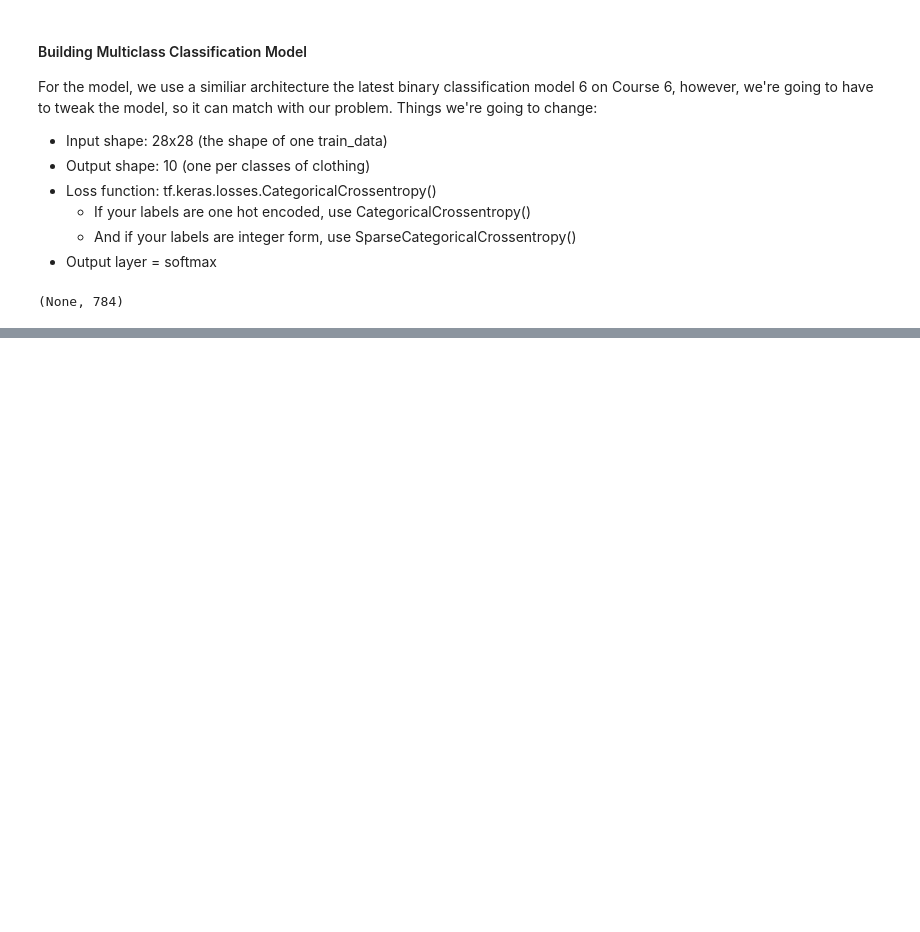
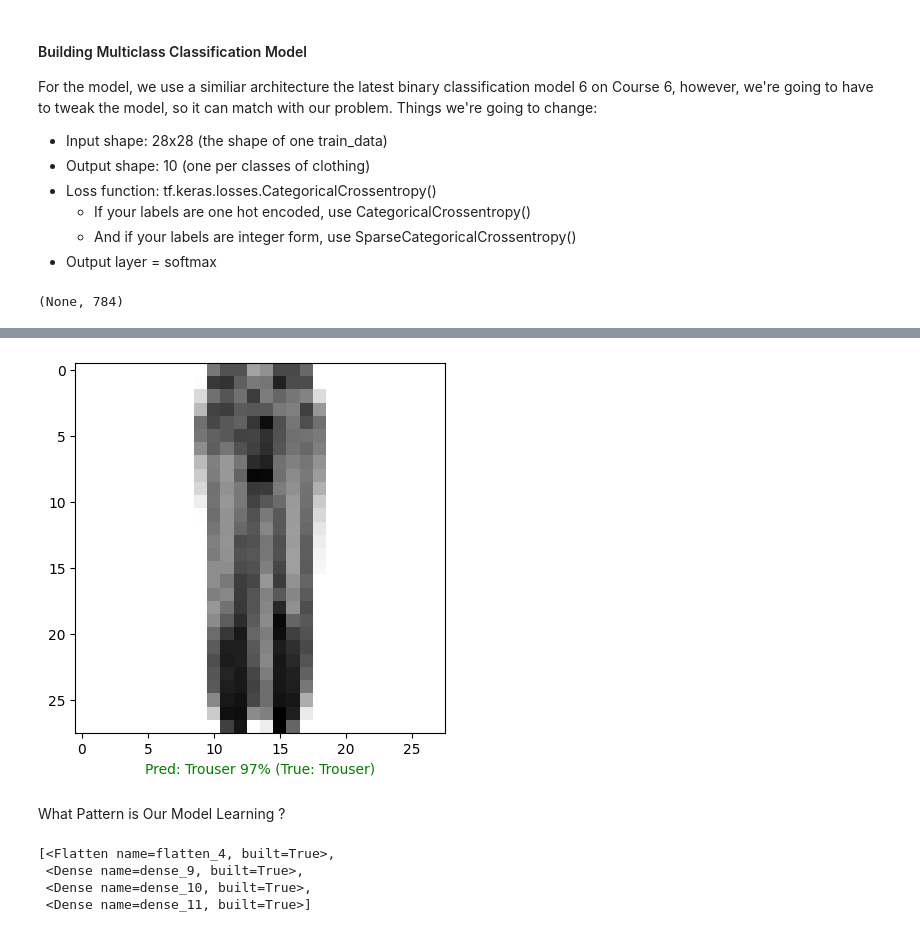
Before and after one commit to DiandraRifqiM/A-Journey-with-TensorFlow, a Jupyter notebook: Course 7/NNMultiClass.ipynb, the cells around one changed output, grey strips where cells are left out. Cells and saved outputs as stored; diff of their text form; code cells hidden in the pictures; blank space fills up the shorter version.

```diff
--- a/Course 7/NNMultiClass.ipynb
+++ b/Course 7/NNMultiClass.ipynb
@@ -138,0 +419,36 @@ Model: "sequential_5"
+# %%
+import random
+def plot_rand_images(model, images, true_label, classes):
+    """
+    Pick a random images, plots it and labels it with prediction and truth label.
+    """
+
+    # Set up random integer
+    i = random.randint(0, len(images))
+
+    # Create prediction and target
+    target_image = images[i]
+    pred_prob = model.predict(target_image.reshape(1, 28, 28))
+    pred_label = classes[pred_prob.argmax()]
+    true_label = classes[true_label[i]]
+
+    # Plot the image
+    plt.imshow(target_image, cmap=plt.cm.binary)
+
+    # Change the color for condition
+    if pred_label == true_label:
+        color="green"
+    else:
+        color="red"
+
+    # Xlabel information
+    plt.xlabel("Pred: {} {:2.0f}% (True: {})".format(pred_label,
+                                                     100*tf.reduce_max(pred_prob),
+                                                     true_label),
+               color=color)
+# %%
+plot_rand_images(model=model_4,
+                 images=test_data_norm,
+                 true_label=test_labels,
+                 classes=class_name)
+# %% [output]
@@ -138,0 +456,10 @@ Model: "sequential_5"
+[figure, added]
+# %% [markdown]
+What Pattern is Our Model Learning ?
+# %%
+model_4.layers
+# %% [output]
+[<Flatten name=flatten_4, built=True>,
+ <Dense name=dense_9, built=True>,
+ <Dense name=dense_10, built=True>,
+ <Dense name=dense_11, built=True>]
```
Also changed, not shown: parts of 32 cells of this notebook, 1 other file.
